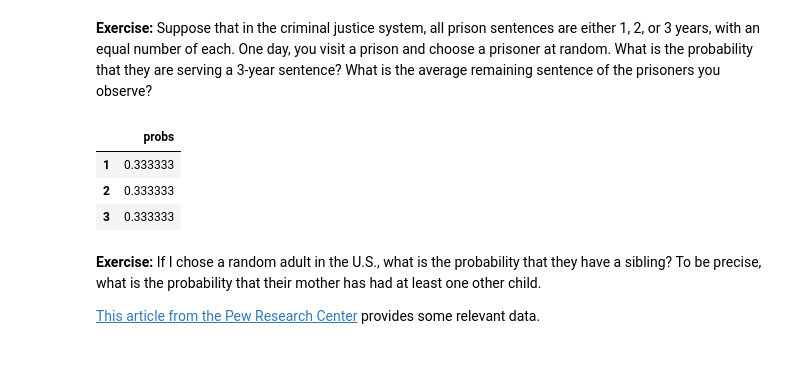
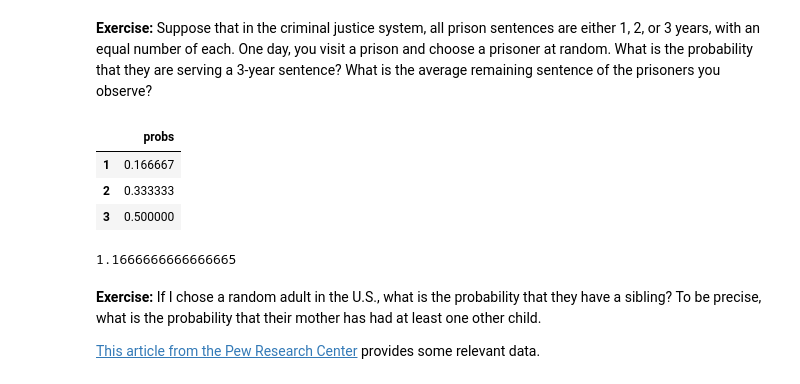
Before and after one commit to RamanMalykhin/thinkbayes_solutions, a Jupyter notebook: chap05_partially_solved.ipynb, the cells around one changed output. Saved outputs shown, nothing was run; the diff lists cells and outputs as text; code cells hidden in the pictures.

```diff
--- a/chap05_partially_solved.ipynb
+++ b/chap05_partially_solved.ipynb
@@ -540,16 +540,22 @@ posterior.bar()
 # %%
 # Solution goes here
 prior = Pmf(1/3, [1,2,3])
-prior
+likelihood = [1/3,2/3,1]
 
-#not sure about further, will need to revisit
+posterior = prior * likelihood
+posterior.normalize()
+posterior
 # %% [output]
 |  | probs |
-| 1 | 0.333333 |
+| 1 | 0.166667 |
 | 2 | 0.333333 |
-| 3 | 0.333333 |
+| 3 | 0.500000 |
 # %%
 # Solution goes here
+average_remaining = [0.5,1,1.5]
+(posterior * average_remaining).sum()
+# %% [output]
+1.1666666666666665
 # %%
 # Solution goes here
 # %% [markdown]
```
Also changed, not shown: parts of 2 cells of this notebook.
